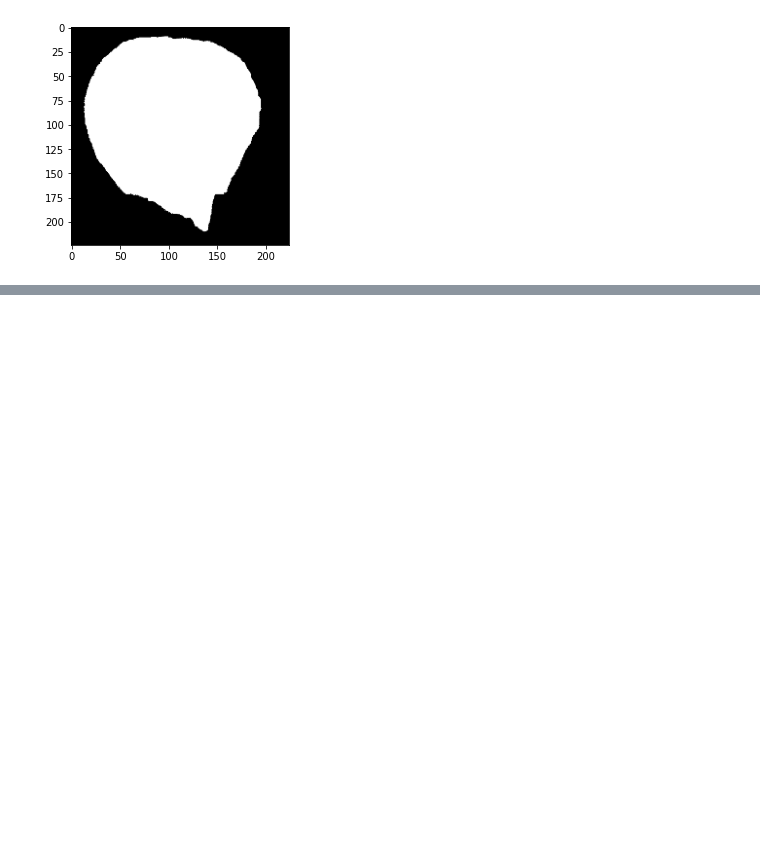
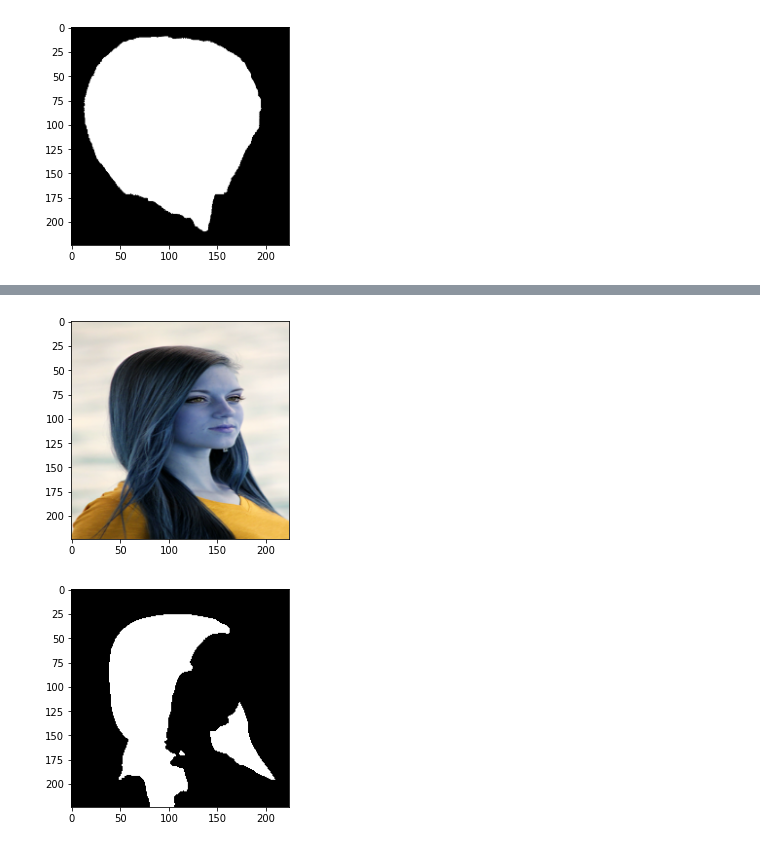
Before and after one commit to AwaisFazli/ChangeHairColorApp, a Jupyter notebook: HairSegmentation.ipynb, the cells around one changed output, grey strips where cells are left out. Cells and saved outputs as stored; diff of their text form; code cells hidden in the pictures; blank space fills up the shorter version.

```diff
--- a/HairSegmentation.ipynb
+++ b/HairSegmentation.ipynb
@@ -238,0 +241,17 @@ mask = model.predict(np.asarray([test_pic_pred])).reshape((224,224))
+# %%
+test = resize(test_pic, (224,224,3), mode = "reflect")
+plt.imshow((test * 255).astype(np.uint8))
+plt.imsave("test.jpg", (test * 255).astype(np.uint8))
+pylab.show()
+
+pred = resize(test_pic, (224,224,1), mode = "reflect")
+x = image.img_to_array(pred)
+x = np.expand_dims(x, axis = 0)
+pr = model.predict(x)
+prt = (pr > 0.4).astype(np.uint8)
+plt.imshow(np.squeeze(prt), cmap = "gray")
+plt.imsave("mask.jpg", np.squeeze(prt), cmap="gray")
+pylab.show()
+# %% [output]
+[figure, added]
+[figure, added]
```
Also changed, not shown: parts of 13 cells of this notebook, 6 other files.
